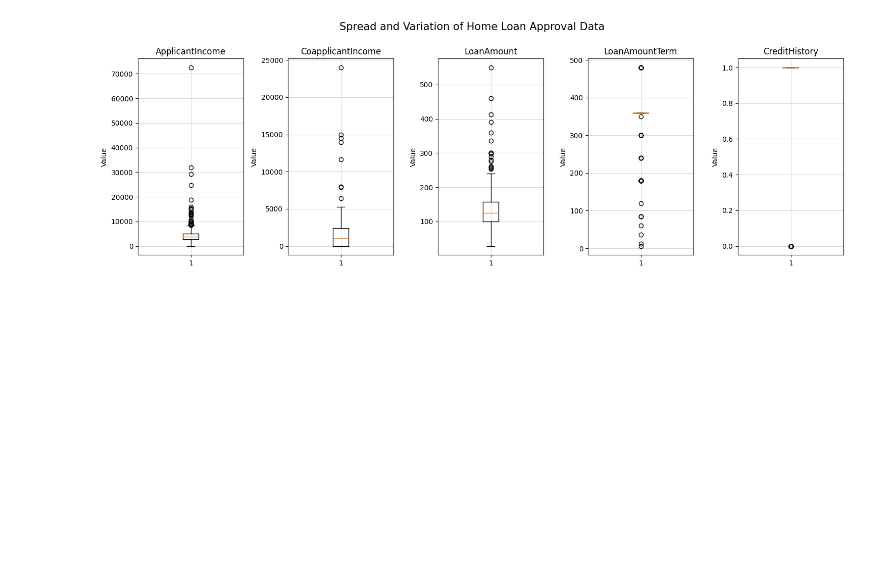
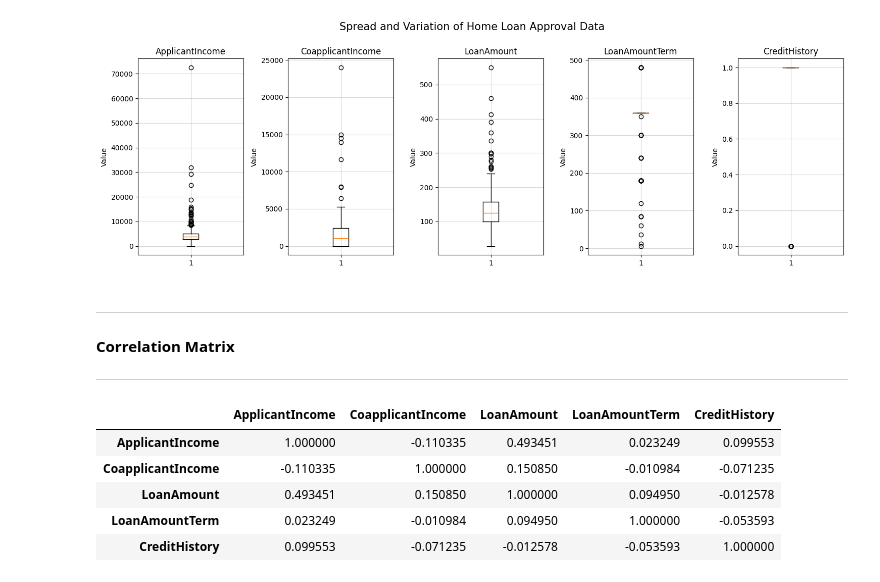
Before and after one commit to AbbyHoyt/KWK-Goldman-Sachs-ML-Final-Project, a Jupyter notebook: Abby_Hoyt_KWK_Machine_Learning_x_Finance_Challenge_Final_Project.ipynb, the cells around one changed output. Cells and saved outputs as stored; diff of their text form; code cells hidden in the pictures; blank space fills up the shorter version.

Commit message:
Added correlation matrix.

```diff
--- a/Abby_Hoyt_KWK_Machine_Learning_x_Finance_Challenge_Final_Project.ipynb
+++ b/Abby_Hoyt_KWK_Machine_Learning_x_Finance_Challenge_Final_Project.ipynb
@@ -293,3 +293,22 @@ plt.tight_layout()
 plt.show()
 # %% [output]
 [figure]
+# %% [markdown]
+
+---
+
+**Correlation Matrix**
+
+---
+# %%
+cols = ["ApplicantIncome", "CoapplicantIncome", "LoanAmount", "LoanAmountTerm", "CreditHistory"]
+
+# Display correlation matrix.
+df[cols].corr()
+# %% [output]
+|  | ApplicantIncome | CoapplicantIncome | LoanAmount | LoanAmountTerm | CreditHistory |
+| ApplicantIncome | 1.000000 | -0.110335 | 0.493451 | 0.023249 | 0.099553 |
+| CoapplicantIncome | -0.110335 | 1.000000 | 0.150850 | -0.010984 | -0.071235 |
+| LoanAmount | 0.493451 | 0.150850 | 1.000000 | 0.094950 | -0.012578 |
+| LoanAmountTerm | 0.023249 | -0.010984 | 0.094950 | 1.000000 | -0.053593 |
+| CreditHistory | 0.099553 | -0.071235 | -0.012578 | -0.053593 | 1.000000 |
```
